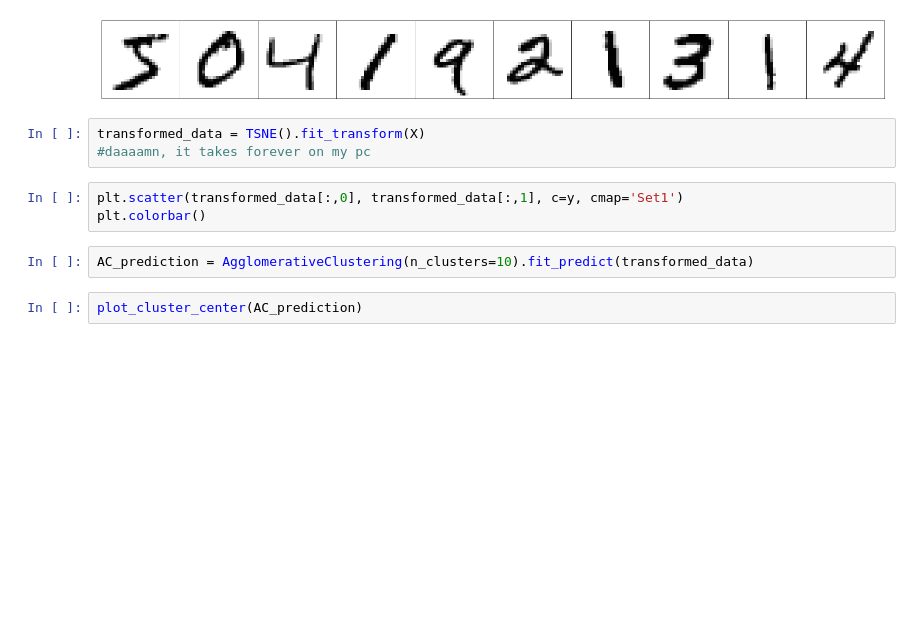
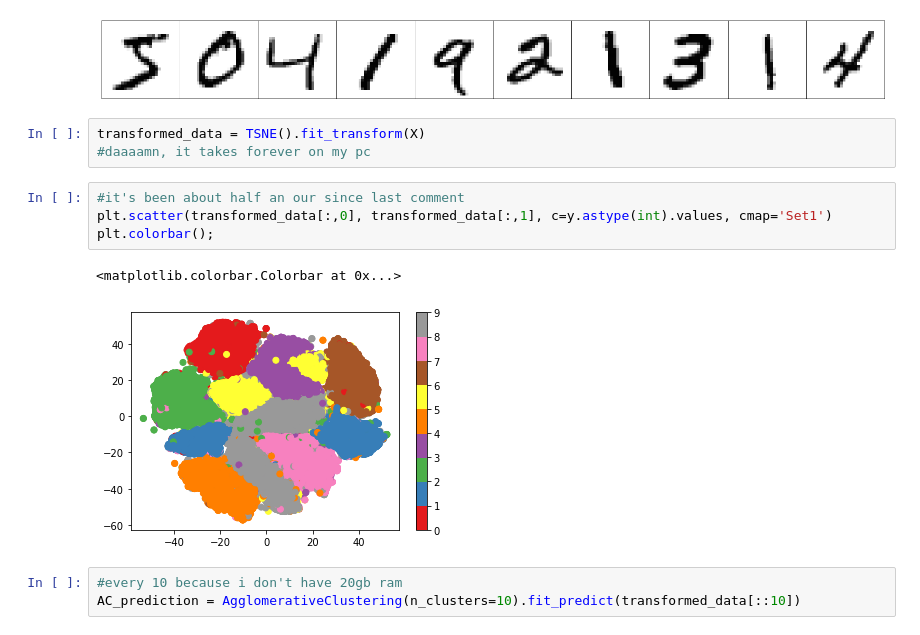
Before and after one commit to lce-Cream/ml-intro-7, a Jupyter notebook: clustering.ipynb, the cells around one changed output. Cells and saved outputs as stored; diff of their text form; blank space fills up the shorter version.

```diff
--- a/clustering.ipynb
+++ b/clustering.ipynb
@@ -403,9 +403,12 @@ for ax, im in zip(axes, images):
 transformed_data = TSNE().fit_transform(X)
 #daaaamn, it takes forever on my pc
 # %%
-plt.scatter(transformed_data[:,0], transformed_data[:,1], c=y, cmap='Set1')
-plt.colorbar()
+#it's been about half an our since last comment
+plt.scatter(transformed_data[:,0], transformed_data[:,1], c=y.astype(int).values, cmap='Set1')
+plt.colorbar();
+# %% [output]
+<matplotlib.colorbar.Colorbar at 0x...>
+[figure, added]
-# %%
-AC_prediction = AgglomerativeClustering(n_clusters=10).fit_predict(transformed_data)
-# %%
-plot_cluster_center(AC_prediction)
+# %%
+#every 10 because i don't have 20gb ram
+AC_prediction = AgglomerativeClustering(n_clusters=10).fit_predict(transformed_data[::10])
```
Also changed, not shown: parts of 3 cells of this notebook.
